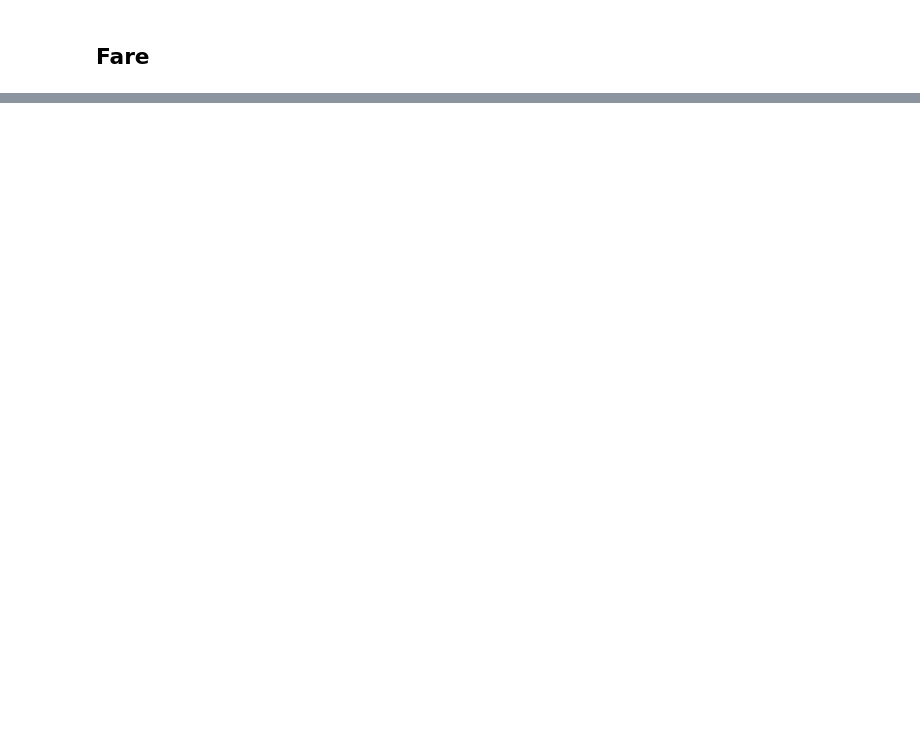
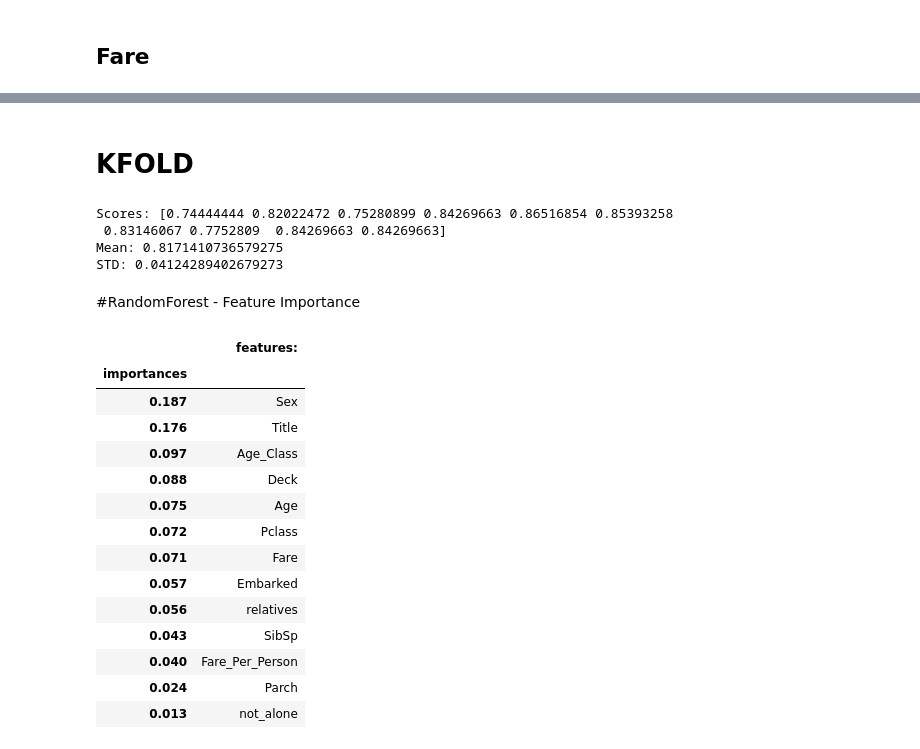
Before and after one commit to ramsoi53/ramsoi, a Jupyter notebook: ML_Titanic.ipynb, the cells around one changed output, grey strips where cells are left out. Saved outputs shown, nothing was run; the diff lists cells and outputs as text; code cells hidden in the pictures; blank space fills up the shorter version.

Commit message:
아래 링크 참조해서 공부하는 중 https://towardsdatascience.com/predicting-the-survival-of-titanic-passengers-30870ccc7e8

```diff
--- a/ML_Titanic.ipynb
+++ b/ML_Titanic.ipynb
@@ -832,0 +439,8 @@ submission = pd.DataFrame
+# %%
+# Gaussian Naive Bayes:
+gaussian = GaussianNB()
+gaussian.fit(X_train, y_train)
+y_preds = gaussian.predict(X_test)
+
+acc_gaussian = round(gaussian.score(X_train, y_train)*100,2)
+acc_gaussian
@@ -832,0 +449,10 @@ submission = pd.DataFrame
+# %%
+#Perceptron
+perceptron = Perceptron(max_iter=5)
+perceptron.fit(X_train, y_train)
+
+Y_pred = perceptron.predict(X_test)
+
+acc_perceptron = round(perceptron.score(X_train, y_train) * 100, 2)
+
+acc_perceptron
@@ -832,0 +461,10 @@ submission = pd.DataFrame
+# %%
+# Linear Support Vector Machine
+linear_svc = LinearSVC()
+linear_svc.fit(X_train, y_train)
+
+Y_pred = linear_svc.predict(X_test)
+
+acc_linear_svc = round(linear_svc.score(X_train, y_train) * 100, 2)
+
+acc_linear_svc
@@ -832,0 +473,9 @@ submission = pd.DataFrame
+# %%
+#Decision Tree
+
+decision_tree = DecisionTreeClassifier()
+decision_tree.fit(X_train, y_train)
+y_pred = decision_tree.predict(X_test)
+acc_decision_tree = round(decision_tree.score(X_train, y_train) * 100, 2)
+
+acc_decision_tree
@@ -832,0 +507,37 @@ submission = pd.DataFrame
+# %% [markdown]
+# KFOLD
+# %%
+from sklearn.model_selection import cross_val_score
+rf = RandomForestClassifier(n_estimators=100)
+scores = cross_val_score(rf, X_train, y_train, cv=10, scoring='accuracy')
+
+print("Scores:", scores)
+print("Mean:", scores.mean())
+print("STD:", scores.std())
+# %% [output]
+Scores: [0.74444444 0.82022472 0.75280899 0.84269663 0.86516854 0.85393258
+ 0.83146067 0.7752809  0.84269663 0.84269663]
+Mean: 0.8171410736579275
+STD: 0.04124289402679273
+# %% [markdown]
+#RandomForest - Feature Importance
+# %%
+importances = pd.DataFrame({'features:':X_train.columns, 'importances': np.round(random_forest.feature_importances_,3)})
+importances = importances.sort_values('importances', ascending=False).set_index('importances')
+importances
+# %% [output]
+|  | features: |
+| importances |  |
+| 0.187 | Sex |
+| 0.176 | Title |
+| 0.097 | Age_Class |
+| 0.088 | Deck |
+| 0.075 | Age |
+| 0.072 | Pclass |
+| 0.071 | Fare |
+| 0.057 | Embarked |
+| 0.056 | relatives |
+| 0.043 | SibSp |
+| 0.040 | Fare_Per_Person |
+| 0.024 | Parch |
+| 0.013 | not_alone |
```
Also changed, not shown: parts of 67 cells of this notebook.
